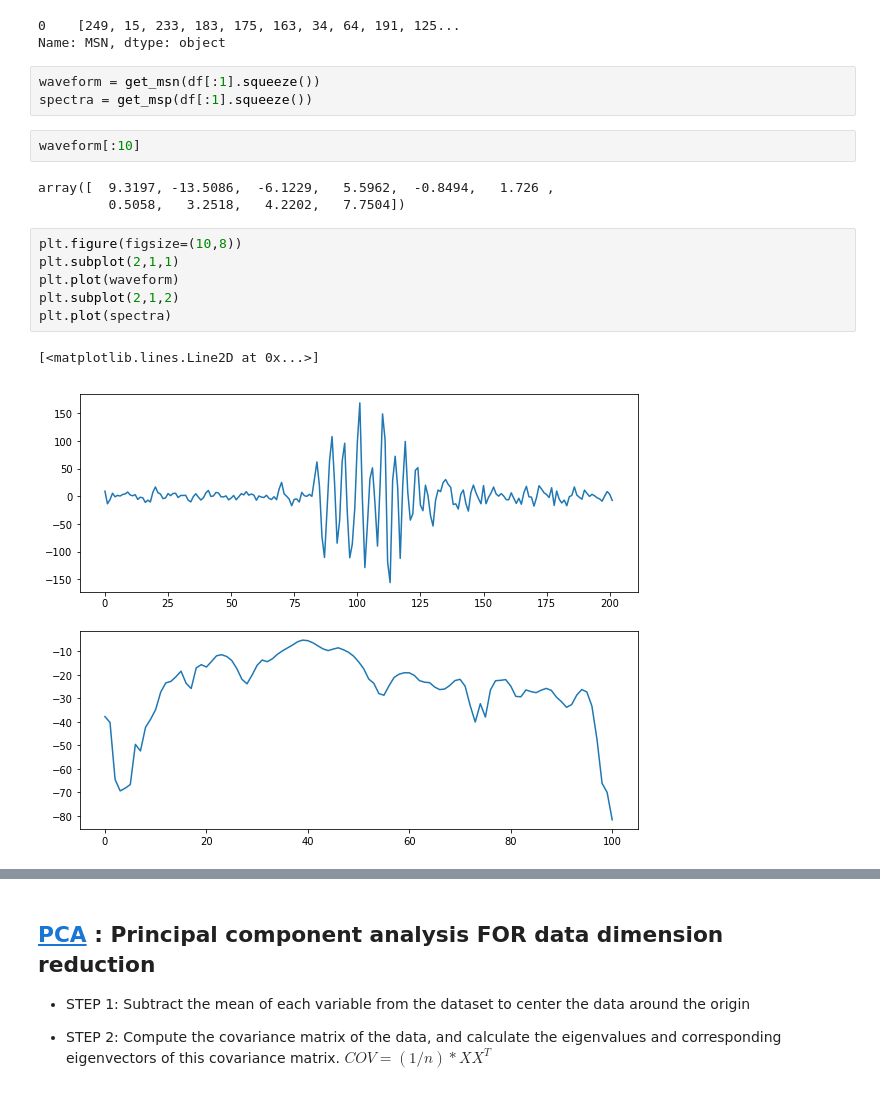
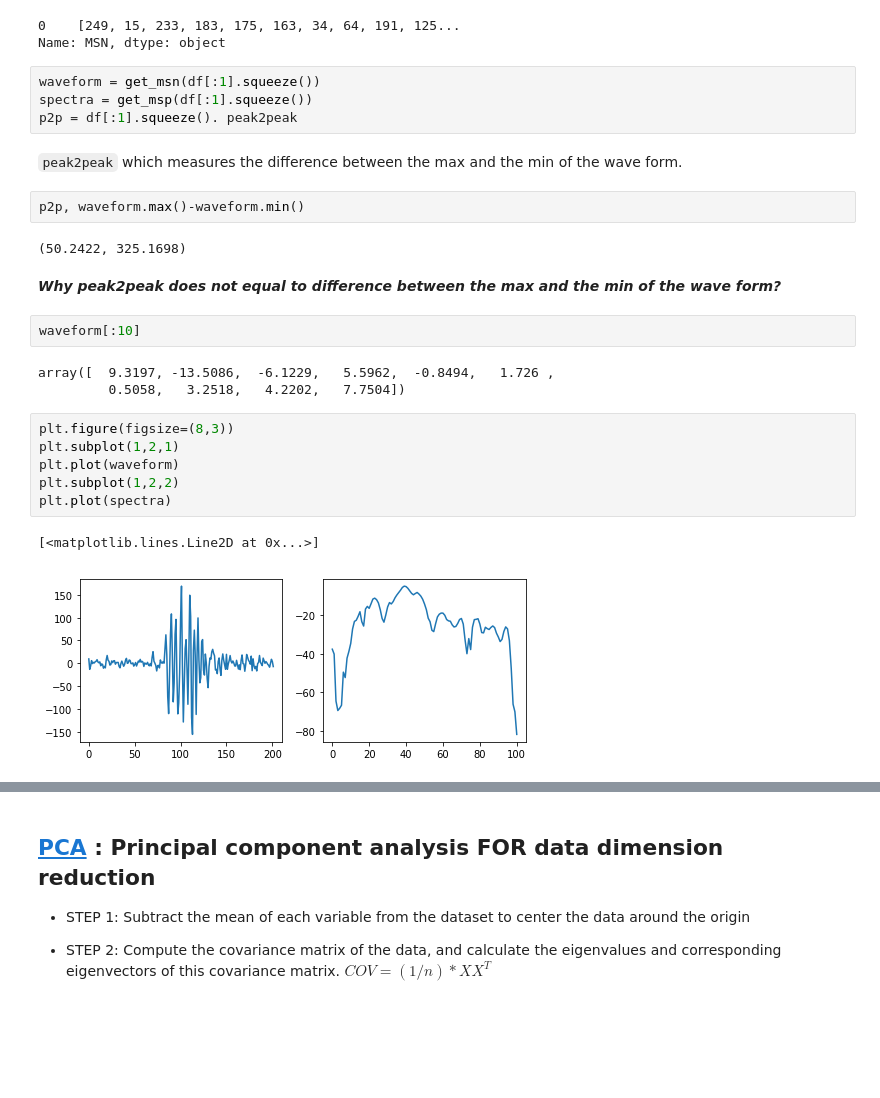
Before and after one commit to yoavfreund/BeakedWhaleClassification, a Jupyter notebook: Jingwu/ToyTest.ipynb, the cells around one changed output, grey strips where cells are left out. Cells and saved outputs as stored; diff of their text form; blank space fills up the shorter version.

```diff
--- a/Jingwu/ToyTest.ipynb
+++ b/Jingwu/ToyTest.ipynb
@@ -259,18 +256,27 @@ Name: MSN, dtype: object
 # %%
 waveform = get_msn(df[:1].squeeze())
 spectra = get_msp(df[:1].squeeze())
+p2p = df[:1].squeeze(). peak2peak
+# %% [markdown]
+`peak2peak` which measures the difference between the max and the min of the wave form.
+# %%
+p2p, waveform.max()-waveform.min()
+# %% [output]
+(50.2422, 325.1698)
+# %% [markdown]
+**_Why peak2peak does not equal to difference between the max and the min of the wave form?_**
 # %%
 waveform[:10]
 # %% [output]
 array([  9.3197, -13.5086,  -6.1229,   5.5962,  -0.8494,   1.726 ,
          0.5058,   3.2518,   4.2202,   7.7504])
 # %%
-plt.figure(figsize=(10,8))
-plt.subplot(2,1,1)
+plt.figure(figsize=(8,3))
+plt.subplot(1,2,1)
 plt.plot(waveform)
-plt.subplot(2,1,2)
+plt.subplot(1,2,2)
 plt.plot(spectra)
 # %% [output]
 [<matplotlib.lines.Line2D at 0x...>]
-[figure, old version]
+[figure, new version]
 # %%
```
Also changed, not shown: parts of 12 cells of this notebook, 1 other file.
